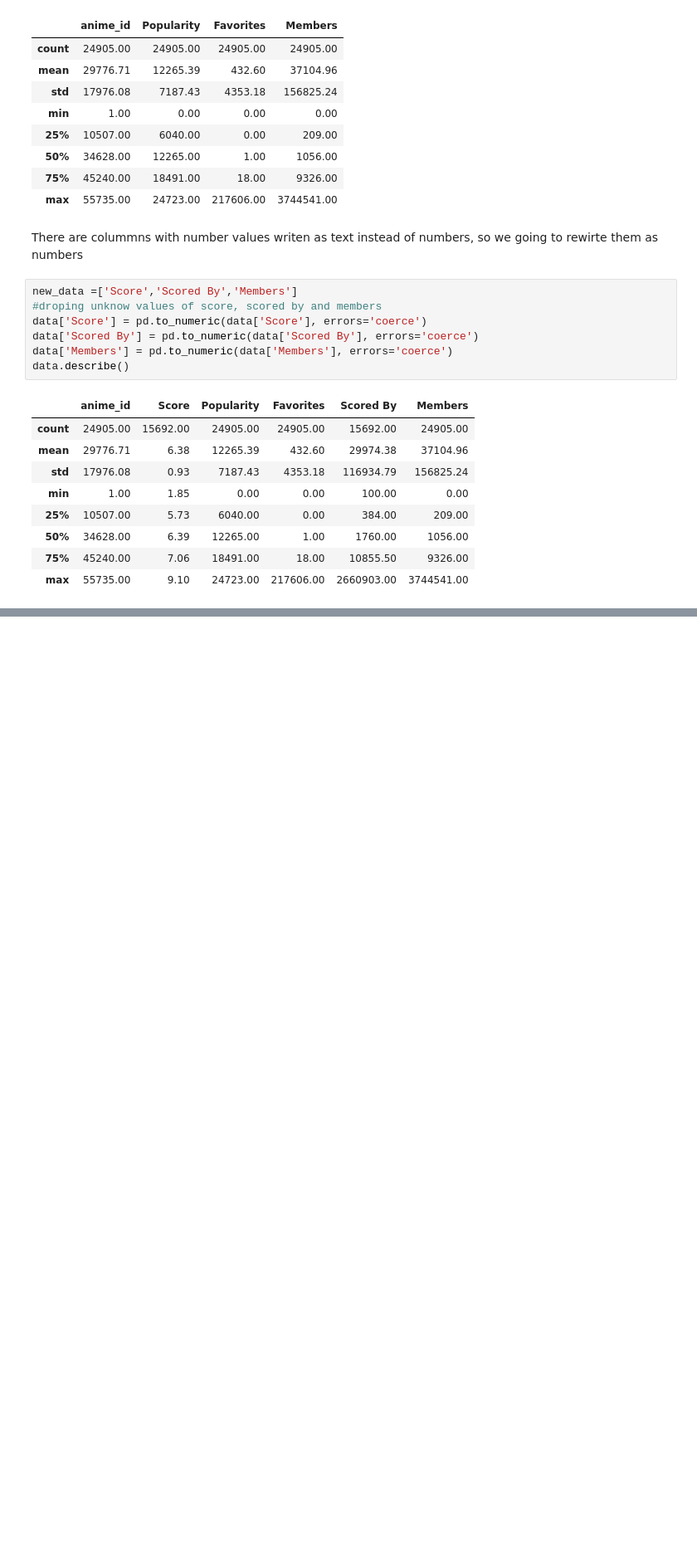
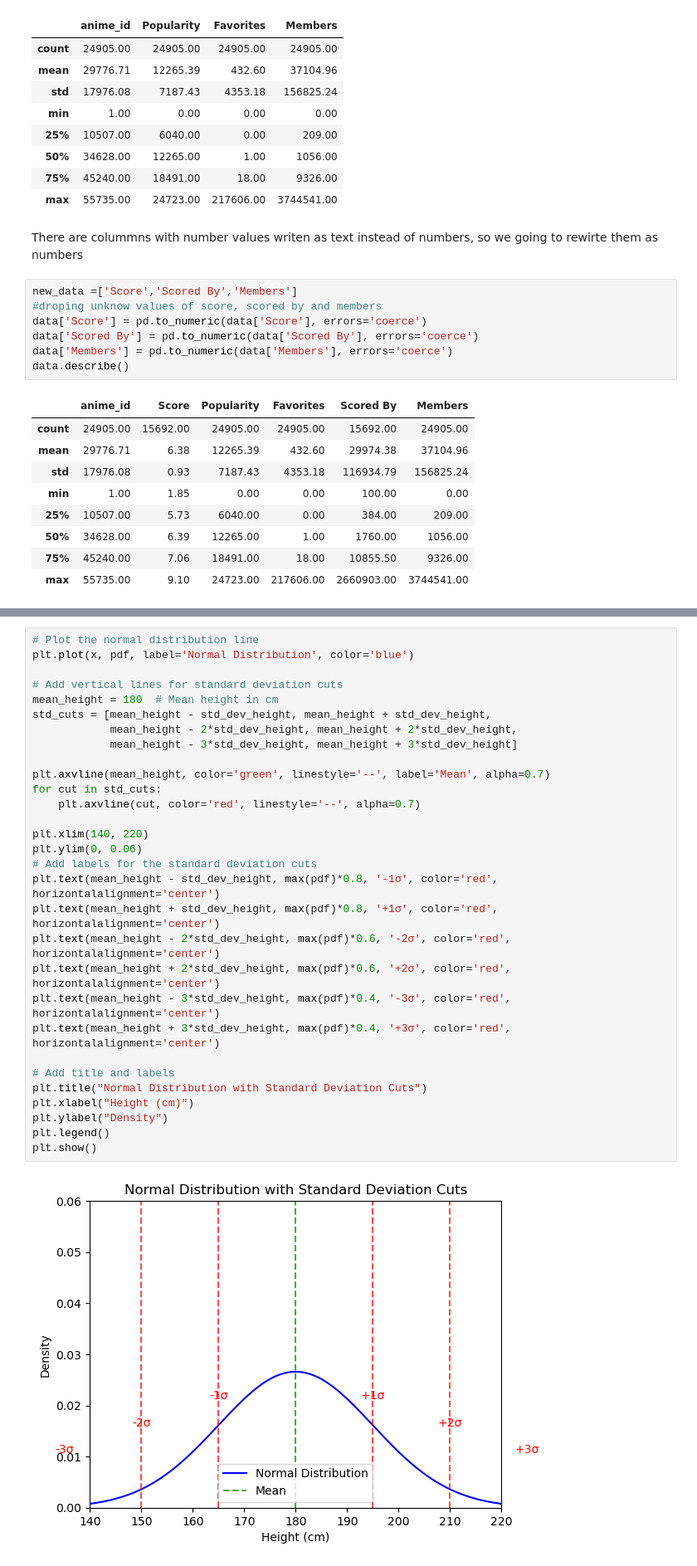
Before and after one commit to santiago20342/python-coruse, a Jupyter notebook: Projects/analysis/kira_anime.ipynb, the cells around one changed output, grey strips where cells are left out. Shown at 83% size. Drawn from its saved outputs; the diff is of its cells as text; blank space fills up the shorter version.

```diff
--- a/Projects/analysis/kira_anime.ipynb
+++ b/Projects/analysis/kira_anime.ipynb
@@ -68,0 +117,32 @@ std 0.9286960610287779
+# %%
+# Plot the normal distribution line
+plt.plot(x, pdf, label='Normal Distribution', color='blue')
+
+# Add vertical lines for standard deviation cuts
+mean_height = 180  # Mean height in cm
+std_cuts = [mean_height - std_dev_height, mean_height + std_dev_height,
+            mean_height - 2*std_dev_height, mean_height + 2*std_dev_height,
+            mean_height - 3*std_dev_height, mean_height + 3*std_dev_height]
+
+plt.axvline(mean_height, color='green', linestyle='--', label='Mean', alpha=0.7)
+for cut in std_cuts:
+    plt.axvline(cut, color='red', linestyle='--', alpha=0.7)
+
+plt.xlim(140, 220)
+plt.ylim(0, 0.06)
+# Add labels for the standard deviation cuts
+plt.text(mean_height - std_dev_height, max(pdf)*0.8, '-1σ', color='red', horizontalalignment='center')
+plt.text(mean_height + std_dev_height, max(pdf)*0.8, '+1σ', color='red', horizontalalignment='center')
+plt.text(mean_height - 2*std_dev_height, max(pdf)*0.6, '-2σ', color='red', horizontalalignment='center')
+plt.text(mean_height + 2*std_dev_height, max(pdf)*0.6, '+2σ', color='red', horizontalalignment='center')
+plt.text(mean_height - 3*std_dev_height, max(pdf)*0.4, '-3σ', color='red', horizontalalignment='center')
+plt.text(mean_height + 3*std_dev_height, max(pdf)*0.4, '+3σ', color='red', horizontalalignment='center')
+
+# Add title and labels
+plt.title("Normal Distribution with Standard Deviation Cuts")
+plt.xlabel("Height (cm)")
+plt.ylabel("Density")
+plt.legend()
+plt.show()
+# %% [output]
+[figure, added]
```
Also changed, not shown: parts of 8 cells of this notebook.
